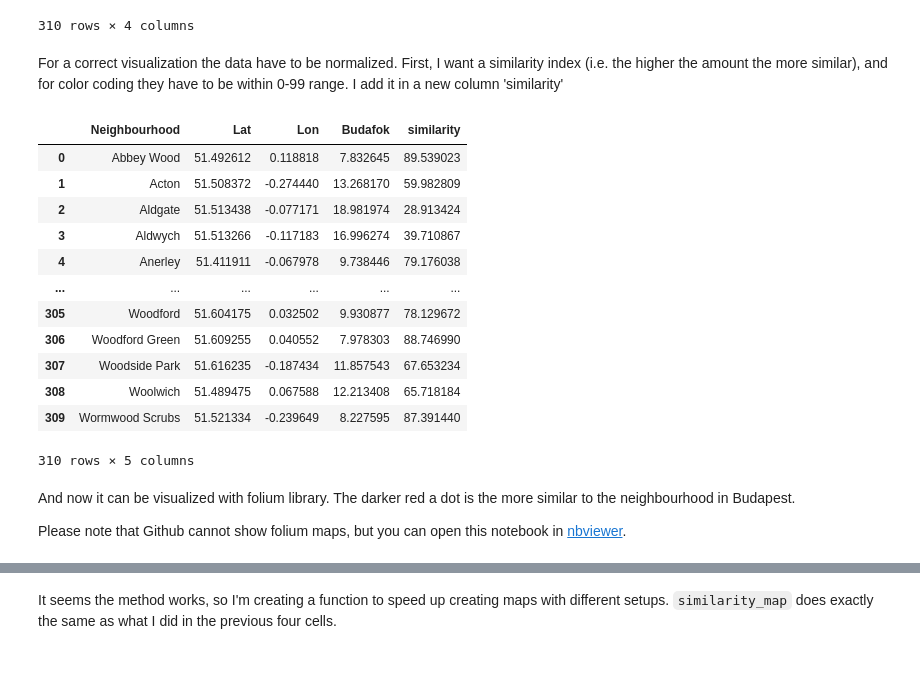
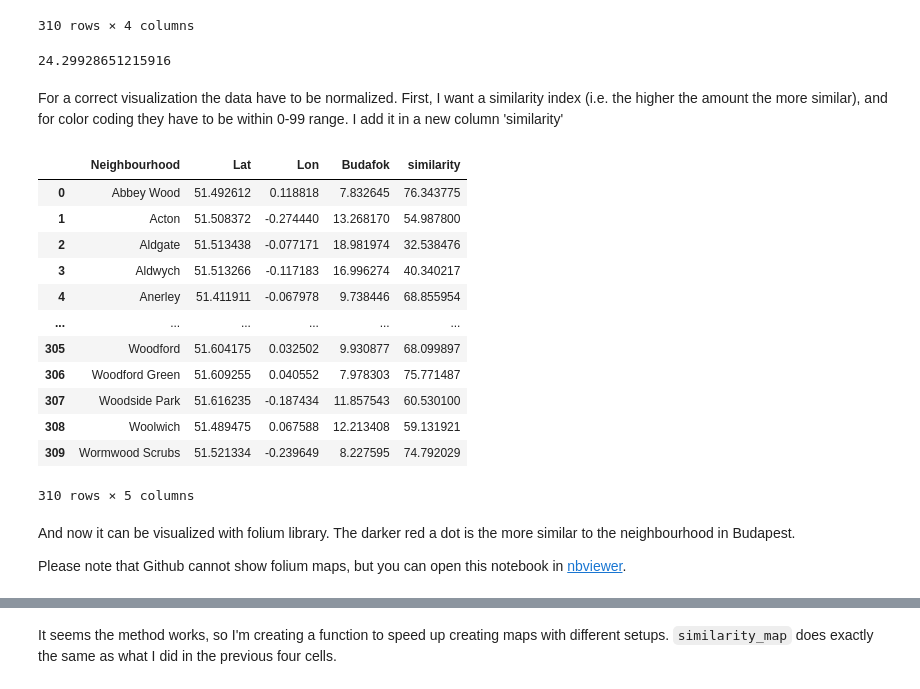
Before and after one commit to dedi400/Coursera_Capstone, a Jupyter notebook: Capstone project - Location data.ipynb, the cells around one changed output, grey strips where cells are left out. Cells and saved outputs as stored; diff of their text form; code cells hidden in the pictures.

```diff
--- a/Capstone project - Location data.ipynb
+++ b/Capstone project - Location data.ipynb
@@ -426,31 +426,37 @@ df_london_similarity
 | 308 | Woolwich | 51.489475 | 0.067588 | 12.213408 |
 | 309 | Wormwood Scrubs | 51.521334 | -0.239649 | 8.227595 |
 310 rows × 4 columns
+# %%
+df_london_similarity['Budafok'].max()
+# %% [output]
+24.29928651215916
 # %% [markdown]
 For a correct visualization the data have to be normalized. First, I want a similarity index (i.e. the higher the amount the more similar), and for color coding they have to be within 0-99 range. I add it in a new column 'similarity'
-# %%
-similarity=np.array(df_london_similarity[origin]*-1).reshape(-1,1)
-
-df_london_similarity['similarity']=MinMaxScaler((0,99)).fit_transform(similarity)
-df_london_similarity
-# %% [output]
-|  | Neighbourhood | Lat | Lon | Budafok | similarity |
-| 0 | Abbey Wood | 51.492612 | 0.118818 | 7.832645 | 89.539023 |
-| 1 | Acton | 51.508372 | -0.274440 | 13.268170 | 59.982809 |
-| 2 | Aldgate | 51.513438 | -0.077171 | 18.981974 | 28.913424 |
-| 3 | Aldwych | 51.513266 | -0.117183 | 16.996274 | 39.710867 |
-| 4 | Anerley | 51.411911 | -0.067978 | 9.738446 | 79.176038 |
-| ... | ... | ... | ... | ... | ... |
-| 305 | Woodford | 51.604175 | 0.032502 | 9.930877 | 78.129672 |
-| 306 | Woodford Green | 51.609255 | 0.040552 | 7.978303 | 88.746990 |
-| 307 | Woodside Park | 51.616235 | -0.187434 | 11.857543 | 67.653234 |
-| 308 | Woolwich | 51.489475 | 0.067588 | 12.213408 | 65.718184 |
-| 309 | Wormwood Scrubs | 51.521334 | -0.239649 | 8.227595 | 87.391440 |
-310 rows × 5 columns
+# %%
+minimum=np.amin(df_distance_bp_london.to_numpy())
+maximum=np.amax(df_distance_bp_london.to_numpy())
+
+df_london_similarity['similarity']=(df_london_similarity[origin]*-1+maximum)* \
+                                    (99/(maximum-minimum))
+df_london_similarity
+# %% [output]
+|  | Neighbourhood | Lat | Lon | Budafok | similarity |
+| 0 | Abbey Wood | 51.492612 | 0.118818 | 7.832645 | 76.343775 |
+| 1 | Acton | 51.508372 | -0.274440 | 13.268170 | 54.987800 |
+| 2 | Aldgate | 51.513438 | -0.077171 | 18.981974 | 32.538476 |
+| 3 | Aldwych | 51.513266 | -0.117183 | 16.996274 | 40.340217 |
+| 4 | Anerley | 51.411911 | -0.067978 | 9.738446 | 68.855954 |
+| ... | ... | ... | ... | ... | ... |
+| 305 | Woodford | 51.604175 | 0.032502 | 9.930877 | 68.099897 |
+| 306 | Woodford Green | 51.609255 | 0.040552 | 7.978303 | 75.771487 |
+| 307 | Woodside Park | 51.616235 | -0.187434 | 11.857543 | 60.530100 |
+| 308 | Woolwich | 51.489475 | 0.067588 | 12.213408 | 59.131921 |
+| 309 | Wormwood Scrubs | 51.521334 | -0.239649 | 8.227595 | 74.792029 |
+310 rows × 5 columns
 # %% [markdown]
 And now it can be visualized with folium library. The darker red a dot is the more similar to the neighbourhood in Budapest.
 
-Please note that Github cannot show folium maps, but you can open this notebook in [nbviewer](https://nbviewer.jupyter.org/github/dedi400/Coursera_Capstone/blob/main/Capstone%20project%20-%20Location%20data.ipynb).
+Please note that Github cannot show folium maps, but you can open this notebook in [nbviewer]().
 # %%
 title_html = '<h3 align="center" style="font-size:16px"><b>{} neighbourhood similarity index</b></h3>'.format(origin)
 map=folium.Map(location=[51.51,-0.11],zoom_start=11)
```
Also changed, not shown: parts of 2 cells of this notebook.
